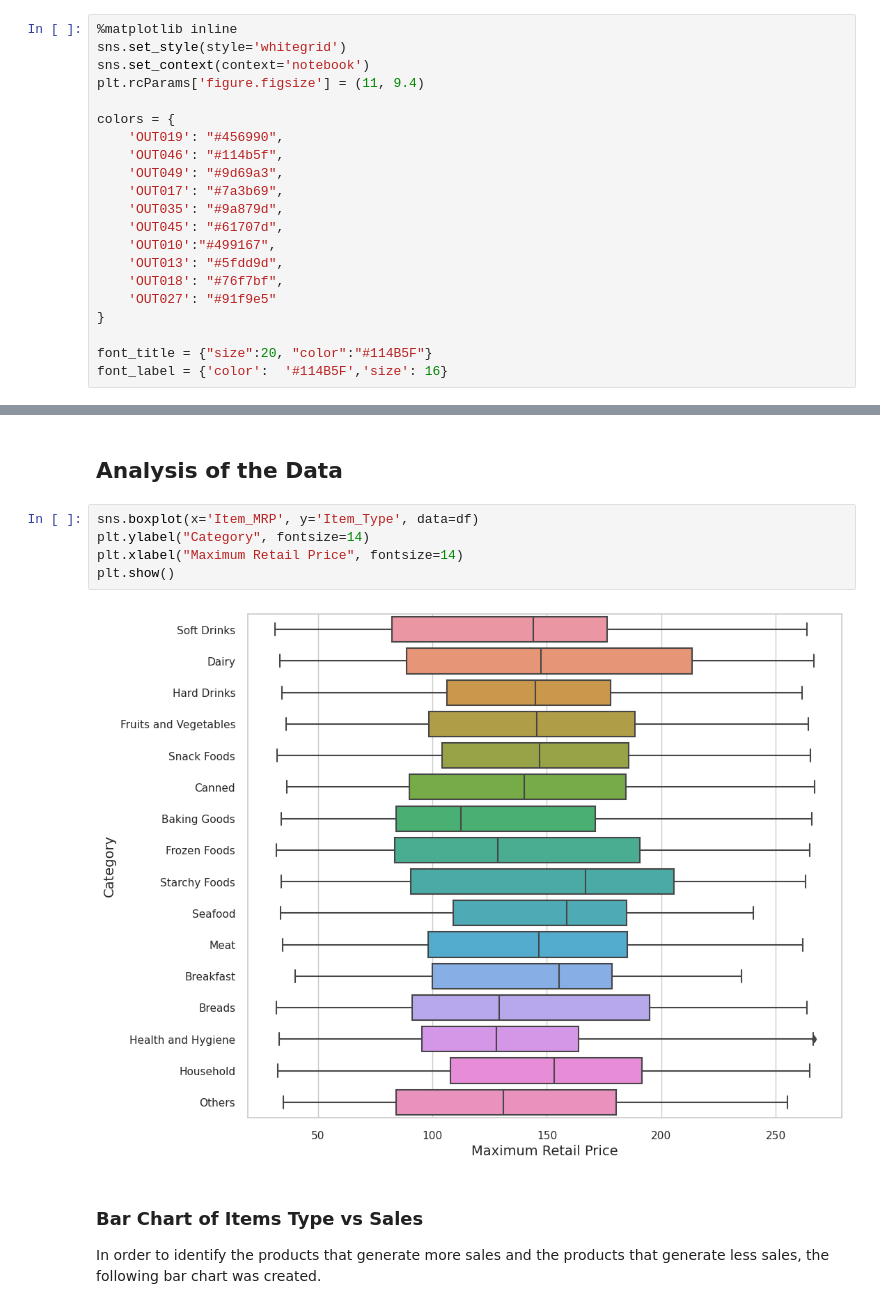
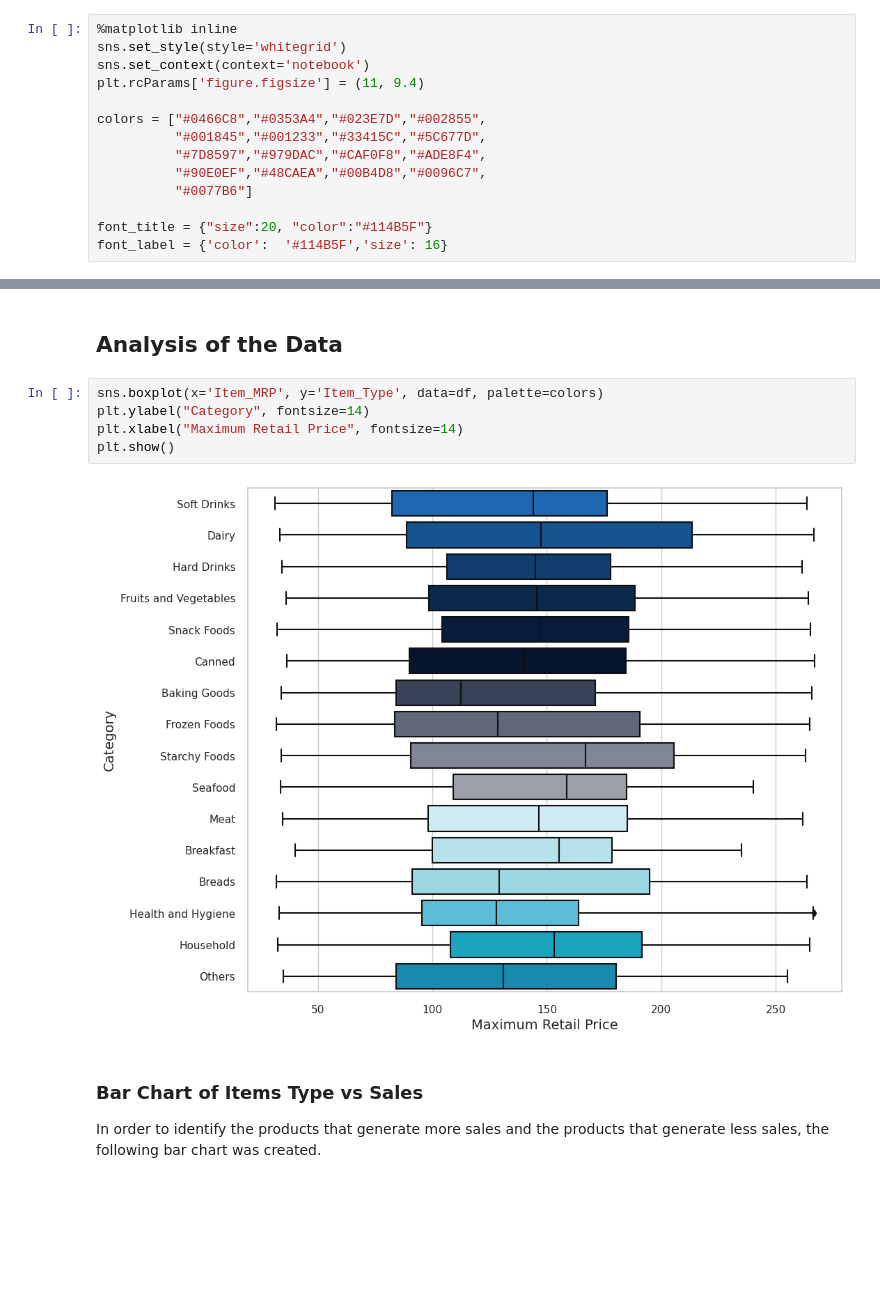
Before and after one commit to YeisonAndreyLiCe/food_sales_prediction, a Jupyter notebook: food_sales_forecast.ipynb, the cells around one changed output, grey strips where cells are left out. Cells and saved outputs as stored; diff of their text form; blank space fills up the shorter version.

Commit message:
colors and charts

```diff
--- a/food_sales_forecast.ipynb
+++ b/food_sales_forecast.ipynb
@@ -78,18 +78,11 @@ sns.set_style(style='whitegrid')
 sns.set_context(context='notebook')
 plt.rcParams['figure.figsize'] = (11, 9.4)
 
-colors = {
-    'OUT019': "#456990",
-    'OUT046': "#114b5f",
-    'OUT049': "#9d69a3",
-    'OUT017': "#7a3b69",
-    'OUT035': "#9a879d",
-    'OUT045': "#61707d",
-    'OUT010':"#499167",
-    'OUT013': "#5fdd9d",
-    'OUT018': "#76f7bf",
-    'OUT027': "#91f9e5"
-}
+colors = ["#0466C8","#0353A4","#023E7D","#002855",
+          "#001845","#001233","#33415C","#5C677D",
+          "#7D8597","#979DAC","#CAF0F8","#ADE8F4",
+          "#90E0EF","#48CAEA","#00B4D8","#0096C7",
+          "#0077B6"]
 
 font_title = {"size":20, "color":"#114B5F"}
 font_label = {'color':  '#114B5F','size': 16}
@@ -486,12 +510,12 @@ Observations:
 # %% [markdown]
 ## Analysis of the Data
 # %%
-sns.boxplot(x='Item_MRP', y='Item_Type', data=df)
+sns.boxplot(x='Item_MRP', y='Item_Type', data=df, palette=colors)
 plt.ylabel("Category", fontsize=14)
 plt.xlabel("Maximum Retail Price", fontsize=14)
 plt.show()
 # %% [output]
-[figure, old version]
+[figure, new version]
 # %% [markdown]
 ### Bar Chart of Items Type vs Sales
 In order to identify the products that generate more sales and the products that generate less sales, the following bar chart was created.
```
Also changed, not shown: parts of 18 cells of this notebook.
